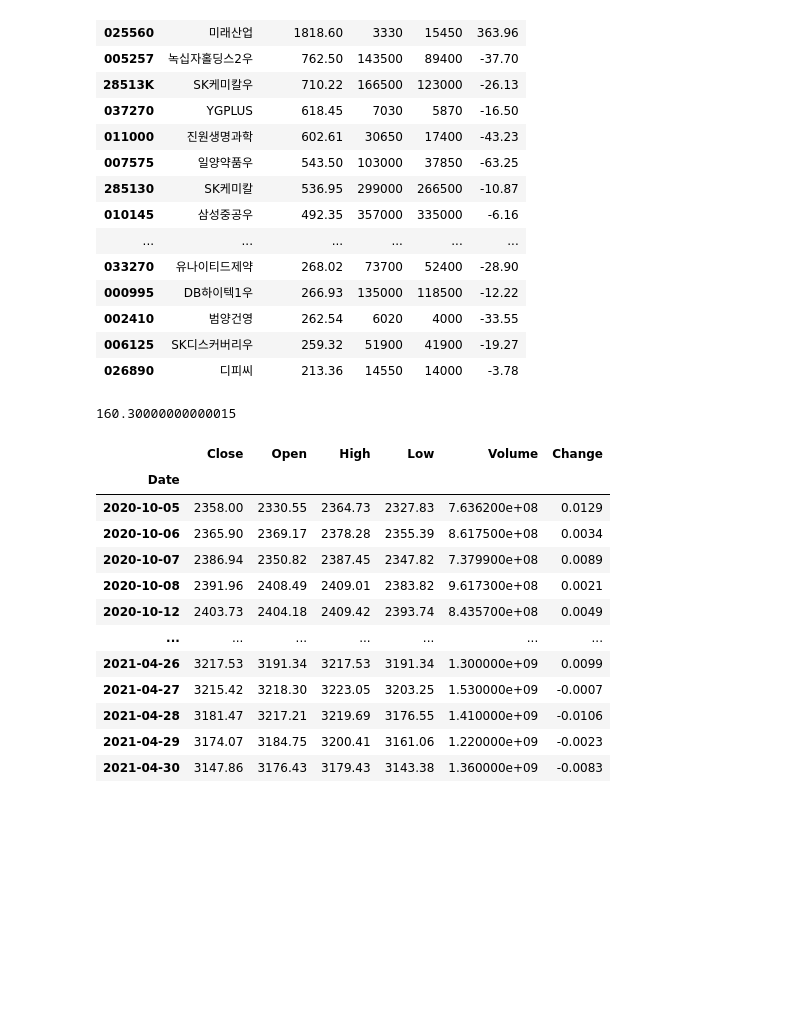
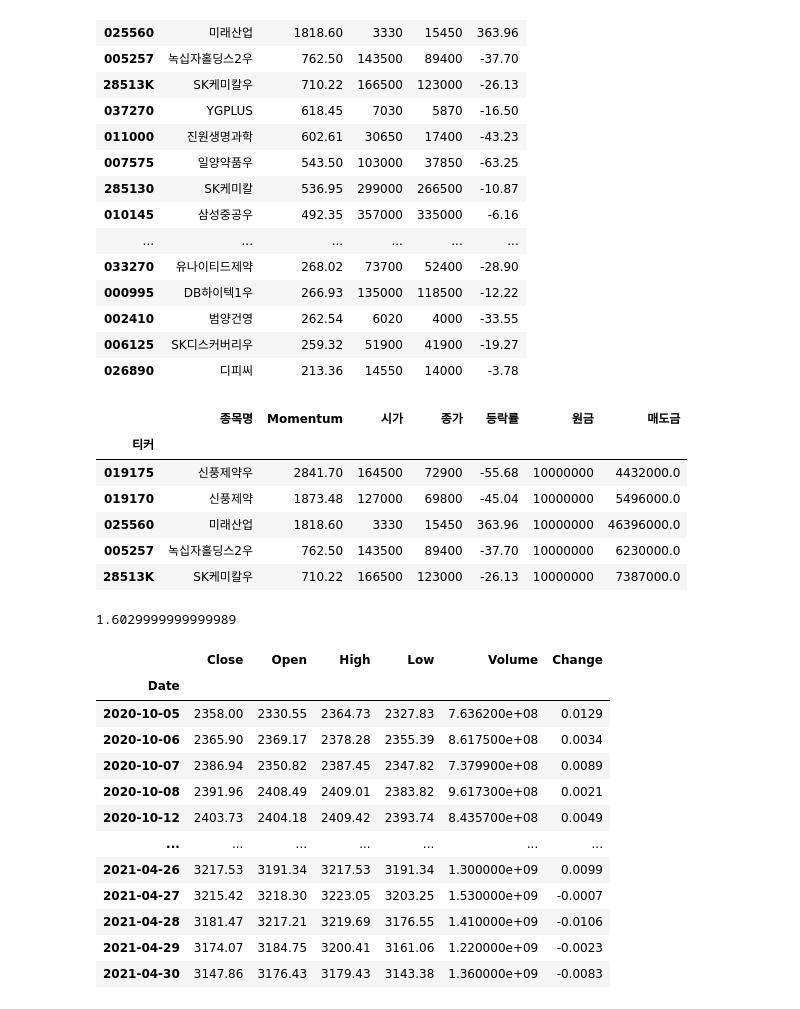
Before and after one commit to sharebook-kr/book-pandas-for-finance, a Jupyter notebook: ch13/ch13-momentum.ipynb, the cells around one changed output. Saved outputs shown, nothing was run; the diff lists cells and outputs as text; code cells hidden in the pictures; blank space fills up the shorter version.

Commit message:
cagr

```diff
--- a/ch13/ch13-momentum.ipynb
+++ b/ch13/ch13-momentum.ipynb
@@ -132,10 +132,26 @@ kospi_momentum20_result
 | 002410 | 범양건영 | 262.54 | 6020 | 4000 | -33.55 |
 | 006125 | SK디스커버리우 | 259.32 | 51900 | 41900 | -19.27 |
 | 026890 | 디피씨 | 213.36 | 14550 | 14000 | -3.78 |
-# %%
-kospi_momentum20_result['등락률'].mean() * 100
-# %% [output]
-160.30000000000015
+# %%
+kospi_momentum20_result['원금'] = 10000000
+kospi_momentum20_result['매도금'] = (kospi_momentum20_result['원금'] * (100 + kospi_momentum20_result['등락률'])) / 100
+# %%
+kospi_momentum20_result.head()
+# %% [output]
+|  | 종목명 | Momentum | 시가 | 종가 | 등락률 | 원금 | 매도금 |
+| 티커 |  |  |  |  |  |  |  |
+| 019175 | 신풍제약우 | 2841.70 | 164500 | 72900 | -55.68 | 10000000 | 4432000.0 |
+| 019170 | 신풍제약 | 1873.48 | 127000 | 69800 | -45.04 | 10000000 | 5496000.0 |
+| 025560 | 미래산업 | 1818.60 | 3330 | 15450 | 363.96 | 10000000 | 46396000.0 |
+| 005257 | 녹십자홀딩스2우 | 762.50 | 143500 | 89400 | -37.70 | 10000000 | 6230000.0 |
+| 28513K | SK케미칼우 | 710.22 | 166500 | 123000 | -26.13 | 10000000 | 7387000.0 |
+# %%
+최초자산 = kospi_momentum20_result['원금'].sum()
+최종자산 = kospi_momentum20_result['매도금'].sum()
+mom20_cagr = (최종자산/최초자산) ** (1/1) - 1
+mom20_cagr * 100
+# %% [output]
+1.6029999999999989
 # %%
 df_ref = fdr.DataReader(
     symbol='KS11',
```
Also changed, not shown: parts of 1 cell of this notebook.
